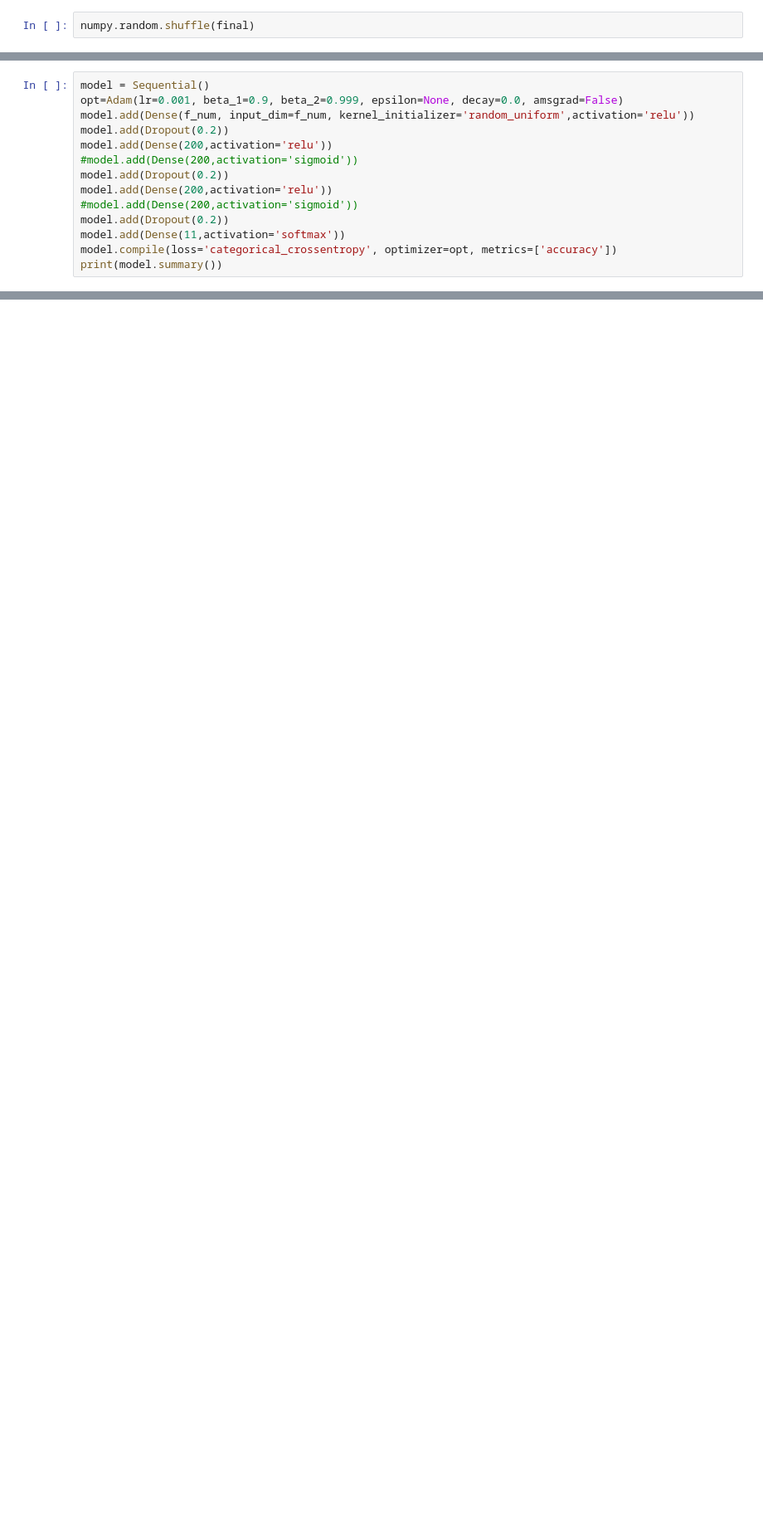
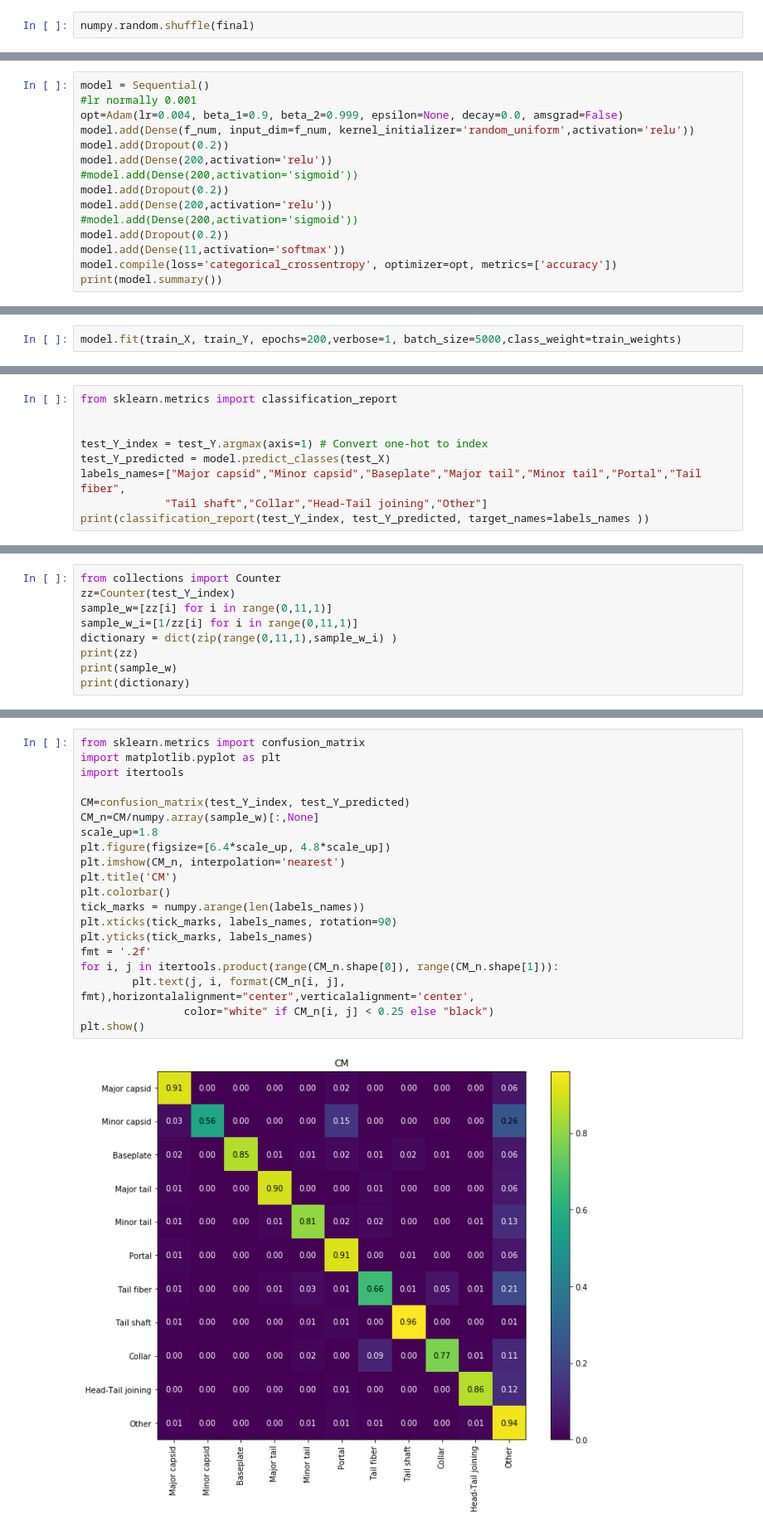
Before and after one commit to Adrian-Cantu/git-presentations, a Jupyter notebook: keras/phage_protein/extrect_features/load_and_pickle_data2.ipynb, the cells around one changed output, grey strips where cells are left out. Shown at 83% size. Drawn from its saved outputs; the diff is of its cells as text; blank space fills up the shorter version.

Commit message:
added other database

```diff
--- a/keras/phage_protein/extrect_features/load_and_pickle_data2.ipynb
+++ b/keras/phage_protein/extrect_features/load_and_pickle_data2.ipynb
@@ -123,6 +152,7 @@ print(device_lib.list_local_devices())
 # %%
 model = Sequential()
-opt=Adam(lr=0.001, beta_1=0.9, beta_2=0.999, epsilon=None, decay=0.0, amsgrad=False)
+#lr normally 0.001
+opt=Adam(lr=0.004, beta_1=0.9, beta_2=0.999, epsilon=None, decay=0.0, amsgrad=False)
 model.add(Dense(f_num, input_dim=f_num, kernel_initializer='random_uniform',activation='relu'))
 model.add(Dropout(0.2))
 model.add(Dense(200,activation='relu'))
@@ -136,0 +194,2 @@ print(model.summary())
+# %%
+model.fit(train_X, train_Y, epochs=200,verbose=1, batch_size=5000,class_weight=train_weights)
@@ -136,0 +221,9 @@ print(model.summary())
+# %%
+from sklearn.metrics import classification_report
+
+
+test_Y_index = test_Y.argmax(axis=1) # Convert one-hot to index
+test_Y_predicted = model.predict_classes(test_X)
+labels_names=["Major capsid","Minor capsid","Baseplate","Major tail","Minor tail","Portal","Tail fiber",
+             "Tail shaft","Collar","Head-Tail joining","Other"]
+print(classification_report(test_Y_index, test_Y_predicted, target_names=labels_names ))
@@ -136,0 +248,9 @@ print(model.summary())
+# %%
+from collections import Counter
+zz=Counter(test_Y_index)
+sample_w=[zz[i] for i in range(0,11,1)]
+sample_w_i=[1/zz[i] for i in range(0,11,1)]
+dictionary = dict(zip(range(0,11,1),sample_w_i) )
+print(zz)
+print(sample_w)
+print(dictionary)
@@ -136,0 +261,22 @@ print(model.summary())
+# %%
+from sklearn.metrics import confusion_matrix
+import matplotlib.pyplot as plt
+import itertools
+
+CM=confusion_matrix(test_Y_index, test_Y_predicted)
+CM_n=CM/numpy.array(sample_w)[:,None]
+scale_up=1.8
+plt.figure(figsize=[6.4*scale_up, 4.8*scale_up])
+plt.imshow(CM_n, interpolation='nearest')
+plt.title('CM')
+plt.colorbar()
+tick_marks = numpy.arange(len(labels_names))
+plt.xticks(tick_marks, labels_names, rotation=90)
+plt.yticks(tick_marks, labels_names)
+fmt = '.2f'
+for i, j in itertools.product(range(CM_n.shape[0]), range(CM_n.shape[1])):
+        plt.text(j, i, format(CM_n[i, j], fmt),horizontalalignment="center",verticalalignment='center',
+                color="white" if CM_n[i, j] < 0.25 else "black")
+plt.show()
+# %% [output]
+[figure, added]
```
Also changed, not shown: parts of 20 cells of this notebook, 7 other files.
